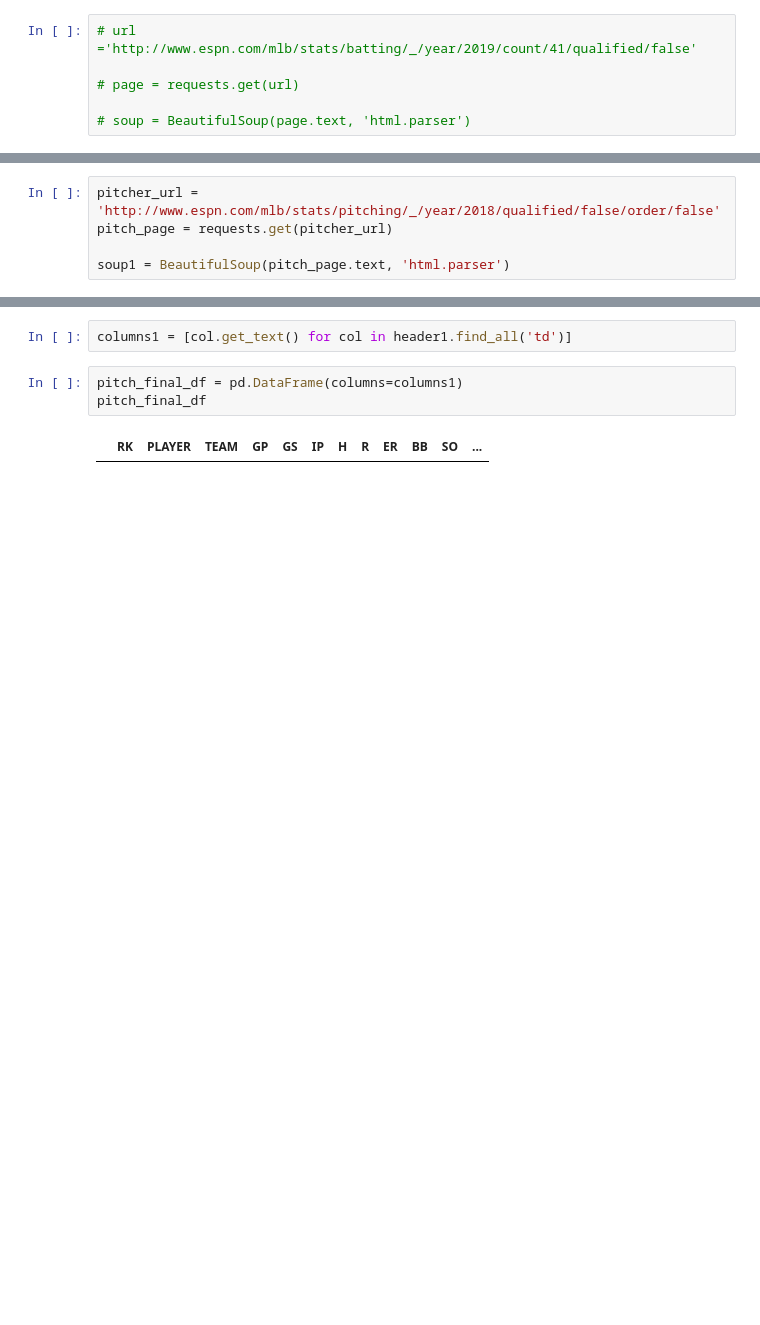
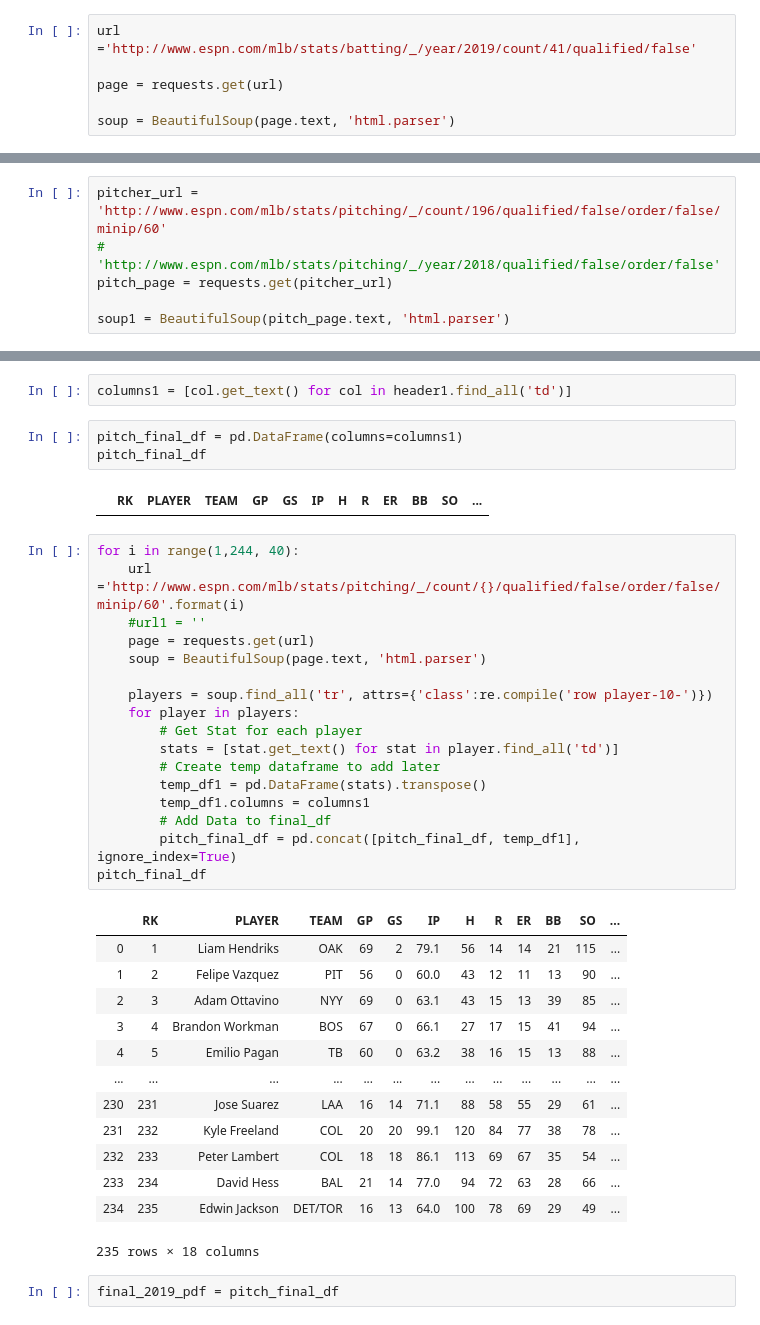
Before and after one commit to ConnorAnderson29/pitch_prediction_model, a Jupyter notebook: next_pitch/scraping.ipynb, the cells around one changed output, grey strips where cells are left out. Saved outputs shown, nothing was run; the diff lists cells and outputs as text; blank space fills up the shorter version.

```diff
--- a/next_pitch/scraping.ipynb
+++ b/next_pitch/scraping.ipynb
@@ -12,11 +12,11 @@ import requests
 # %% [markdown]
 ## Hitter Dataframe Creation(consists of final batting stats from 2018 season)
 # %%
-# url ='http://www.espn.com/mlb/stats/batting/_/year/2019/count/41/qualified/false'
+url ='http://www.espn.com/mlb/stats/batting/_/year/2019/count/41/qualified/false'
 
-# page = requests.get(url)
+page = requests.get(url)
 
-# soup = BeautifulSoup(page.text, 'html.parser')
+soup = BeautifulSoup(page.text, 'html.parser')
 # %% [markdown]
 ### Populating a dataframe
 # %%
@@ -86,5 +88,6 @@ final_hitting_19
 # %%
-pitcher_url = 'http://www.espn.com/mlb/stats/pitching/_/year/2018/qualified/false/order/false'
+pitcher_url = 'http://www.espn.com/mlb/stats/pitching/_/count/196/qualified/false/order/false/minip/60'
+# 'http://www.espn.com/mlb/stats/pitching/_/year/2018/qualified/false/order/false'
 pitch_page = requests.get(pitcher_url)
 
 soup1 = BeautifulSoup(pitch_page.text, 'html.parser')
@@ -97,3 +100,36 @@ pitch_final_df = pd.DataFrame(columns=columns1)
 pitch_final_df
 # %% [output]
 |  | RK | PLAYER | TEAM | GP | GS | IP | H | R | ER | BB | SO | ... |
+# %%
+for i in range(1,244, 40):
+    url ='http://www.espn.com/mlb/stats/pitching/_/count/{}/qualified/false/order/false/minip/60'.format(i)
+    #url1 = ''
+    page = requests.get(url)
+    soup = BeautifulSoup(page.text, 'html.parser')
+
+    players = soup.find_all('tr', attrs={'class':re.compile('row player-10-')})
+    for player in players:
+        # Get Stat for each player
+        stats = [stat.get_text() for stat in player.find_all('td')]
+        # Create temp dataframe to add later
+        temp_df1 = pd.DataFrame(stats).transpose()
+        temp_df1.columns = columns1
+        # Add Data to final_df
+        pitch_final_df = pd.concat([pitch_final_df, temp_df1], ignore_index=True)
+pitch_final_df
+# %% [output]
+|  | RK | PLAYER | TEAM | GP | GS | IP | H | R | ER | BB | SO | ... |
+| 0 | 1 | Liam Hendriks | OAK | 69 | 2 | 79.1 | 56 | 14 | 14 | 21 | 115 | ... |
+| 1 | 2 | Felipe Vazquez | PIT | 56 | 0 | 60.0 | 43 | 12 | 11 | 13 | 90 | ... |
+| 2 | 3 | Adam Ottavino | NYY | 69 | 0 | 63.1 | 43 | 15 | 13 | 39 | 85 | ... |
+| 3 | 4 | Brandon Workman | BOS | 67 | 0 | 66.1 | 27 | 17 | 15 | 41 | 94 | ... |
+| 4 | 5 | Emilio Pagan | TB | 60 | 0 | 63.2 | 38 | 16 | 15 | 13 | 88 | ... |
+| ... | ... | ... | ... | ... | ... | ... | ... | ... | ... | ... | ... | ... |
+| 230 | 231 | Jose Suarez | LAA | 16 | 14 | 71.1 | 88 | 58 | 55 | 29 | 61 | ... |
+| 231 | 232 | Kyle Freeland | COL | 20 | 20 | 99.1 | 120 | 84 | 77 | 38 | 78 | ... |
+| 232 | 233 | Peter Lambert | COL | 18 | 18 | 86.1 | 113 | 69 | 67 | 35 | 54 | ... |
+| 233 | 234 | David Hess | BAL | 21 | 14 | 77.0 | 94 | 72 | 63 | 28 | 66 | ... |
+| 234 | 235 | Edwin Jackson | DET/TOR | 16 | 13 | 64.0 | 100 | 78 | 69 | 29 | 49 | ... |
+235 rows × 18 columns
+# %%
+final_2019_pdf = pitch_final_df
```
Also changed, not shown: parts of 16 cells of this notebook, 4 other files.
